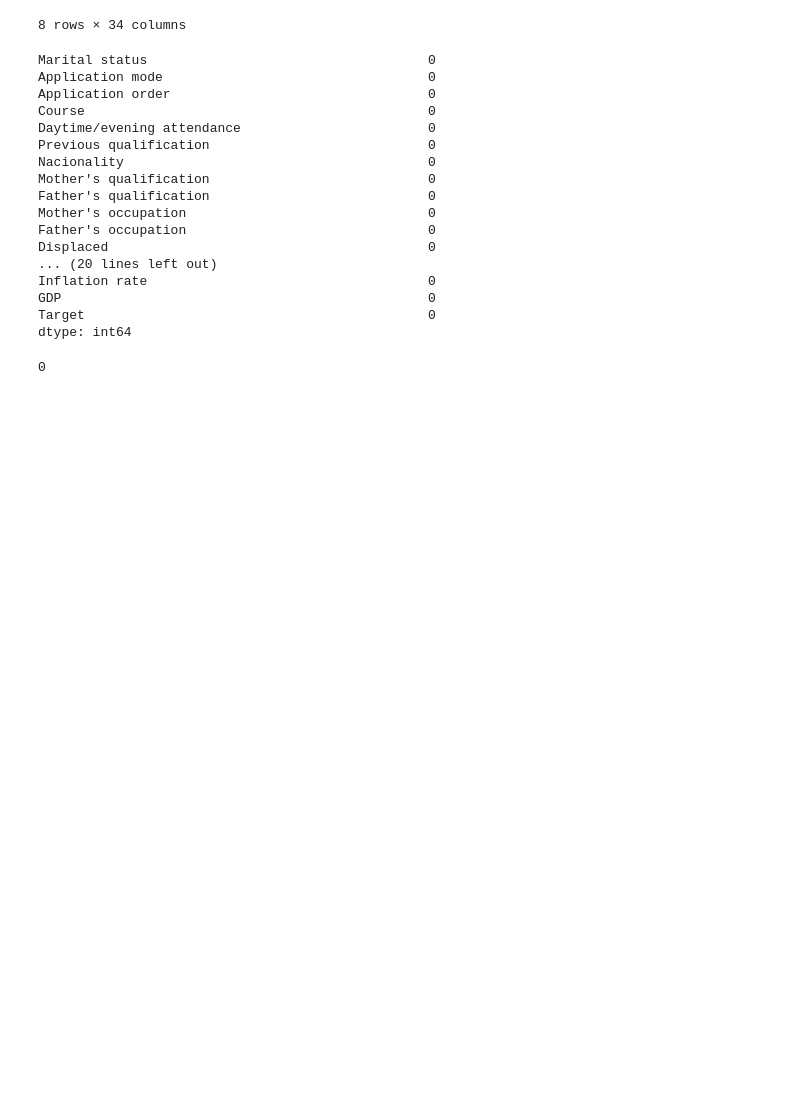
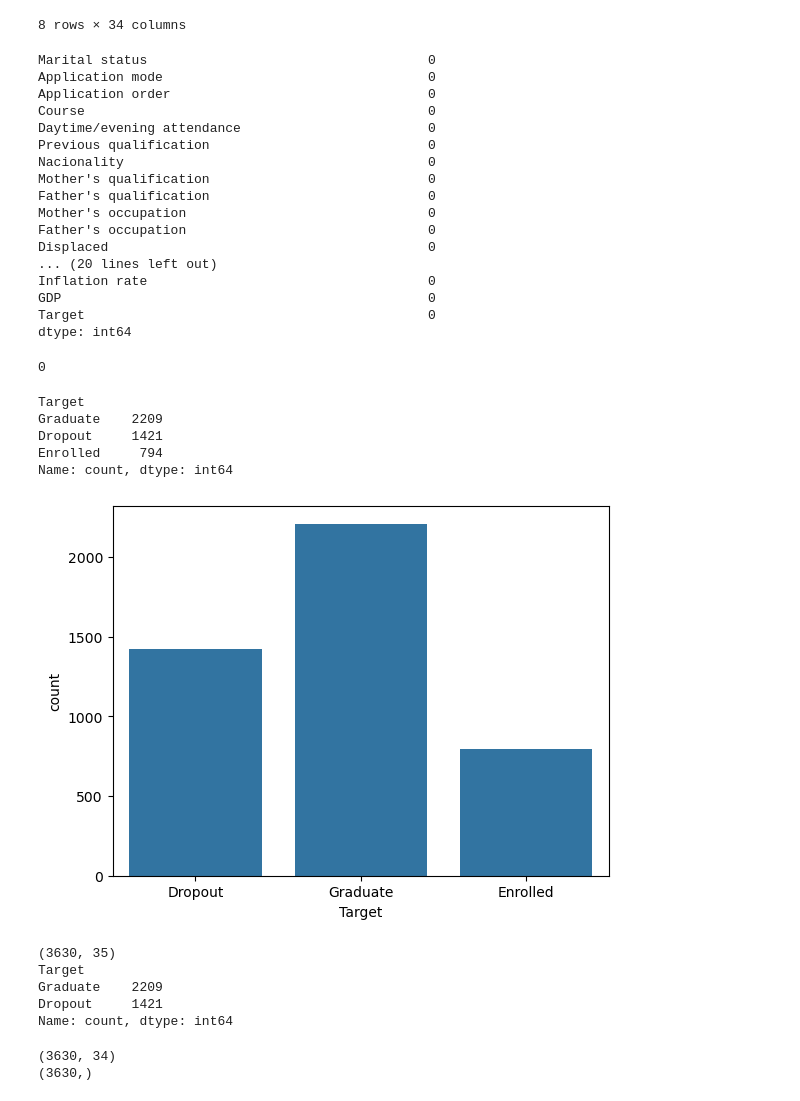
Before and after one commit to 2026651-gif/Machine-learning-CA1, a Jupyter notebook: CA1111.ipynb, the cells around one changed output. Cells and saved outputs as stored; diff of their text form; code cells hidden in the pictures; blank space fills up the shorter version.

Commit message:
Feature and Target Separation

```diff
--- a/CA1111.ipynb
+++ b/CA1111.ipynb
@@ -84,3 +84,36 @@ dtype: int64
 df.duplicated().sum()
 # %% [output]
 0
+# %%
+import seaborn as sns
+import matplotlib.pyplot as plt
+print(df['Target'].value_counts())
+sns.countplot(x='Target', data=df)
+plt.show()
+# %% [output]
+Target
+Graduate    2209
+Dropout     1421
+Enrolled     794
+Name: count, dtype: int64
+[figure, added]
+# %%
+df = df[df['Target'] != 'Enrolled'].reset_index(drop=True)
+print(df.shape)
+print(df['Target'].value_counts())
+# %% [output]
+(3630, 35)
+Target
+Graduate    2209
+Dropout     1421
+Name: count, dtype: int64
+# %%
+# Separate features and target
+X = df.drop(columns='Target')   # all columns except Target
+y = df['Target']                # what we predict: Dropout / Graduate
+
+print(X.shape)
+print(y.shape)
+# %% [output]
+(3630, 34)
+(3630,)
```
